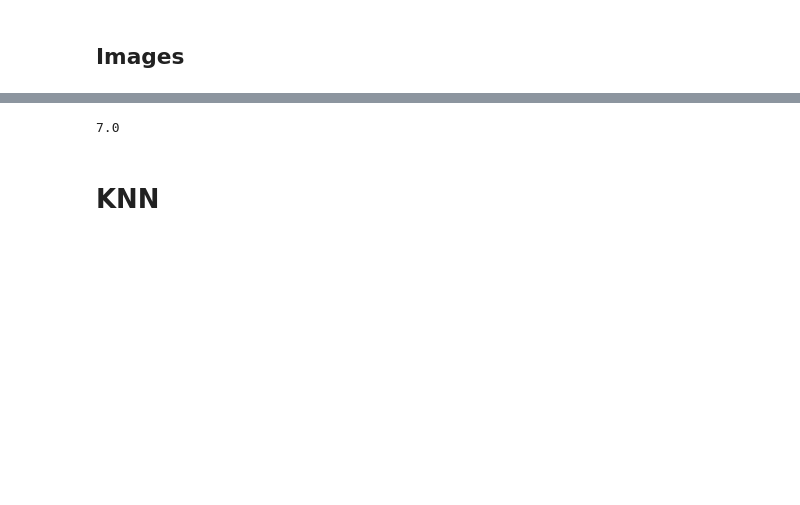
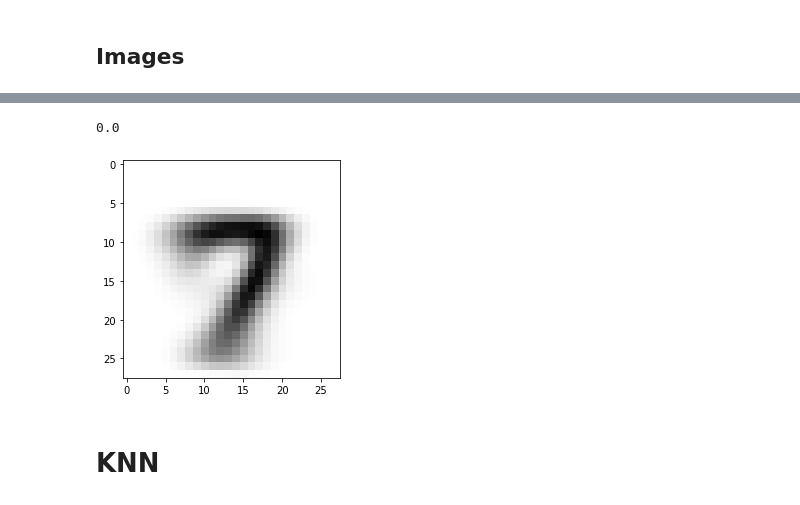
Before and after one commit to thomascazaubon/Apprentissage_Cazaubon_Plantec, a Jupyter notebook: TP1_KNN_CAZAUBON_PLANTEC.ipynb, the cells around one changed output, grey strips where cells are left out. Saved outputs shown, nothing was run; the diff lists cells and outputs as text; code cells hidden in the pictures; blank space fills up the shorter version.

Commit message:
Added mean 7 image

```diff
--- a/TP1_KNN_CAZAUBON_PLANTEC.ipynb
+++ b/TP1_KNN_CAZAUBON_PLANTEC.ipynb
@@ -107,7 +107,21 @@ plt.show()
 # %%
-mnist.target[45678]
+mnist.target[0]
 # %% [output]
-7.0
+0.0
+# %%
+image = np.zeros((28,28))
+compteur = 0
+for i in range(0, len(mnist.data)):
+    if mnist.target[i] == 7:
+        compteur += 1
+        for j in range(0, 28):
+           for k in range(0, 28):
+                image[j][k] += images[i][j][k]
+image /= compteur
+plt.imshow(image,cmap=plt.cm.gray_r,interpolation="nearest")
+plt.show()
+# %% [output]
+[figure, added]
 # %% [markdown]
 # KNN
 # %%
```
Also changed, not shown: parts of 4 cells of this notebook.
